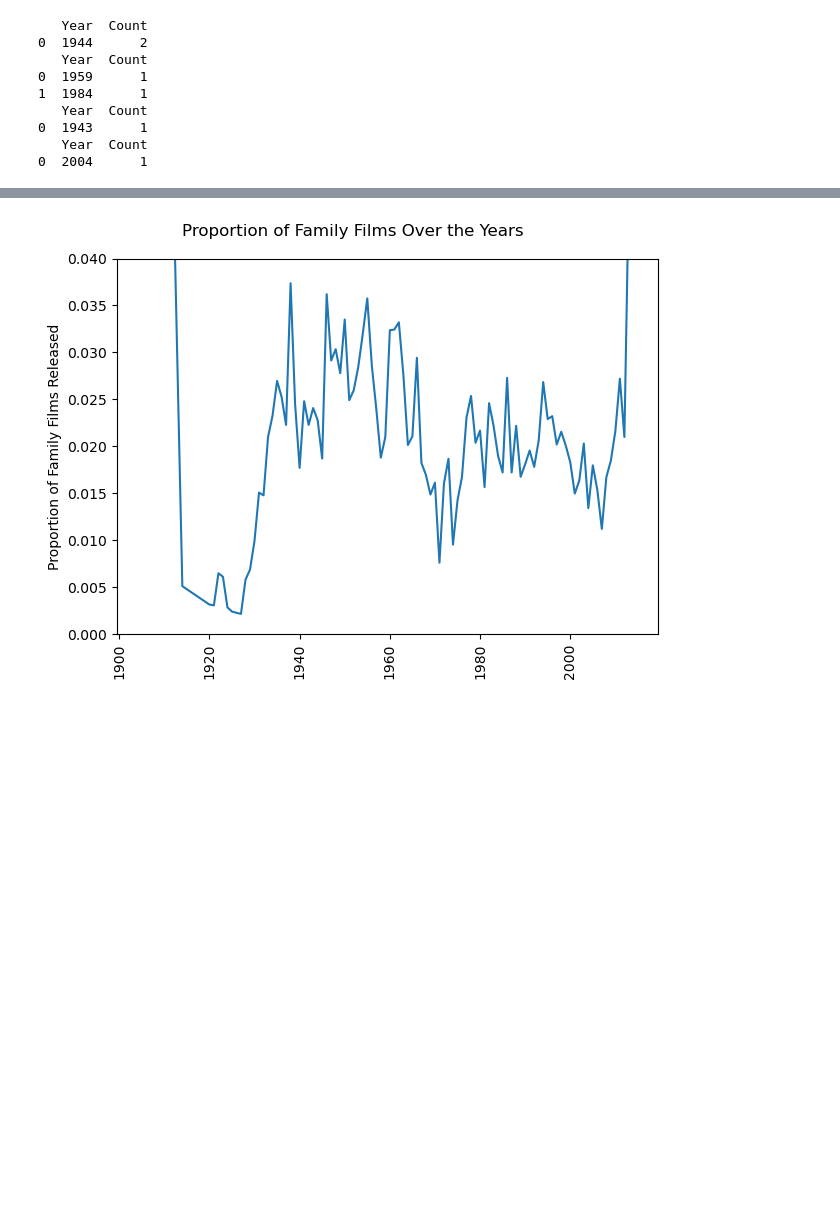
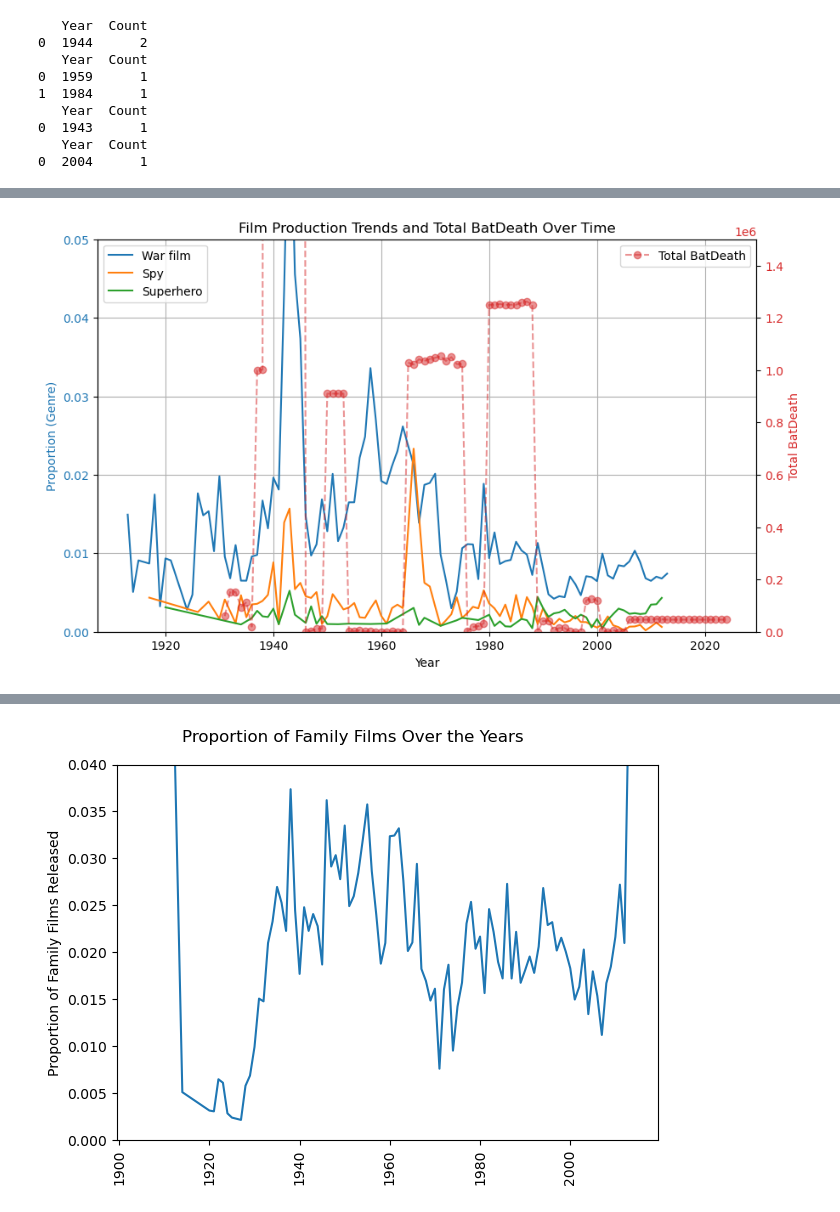
Before and after one commit to epfl-ada/ada-2024-project-americandentalassociation, a Jupyter notebook: Q1.ipynb, the cells around one changed output, grey strips where cells are left out. Drawn from its saved outputs; the diff is of its cells as text; code cells hidden in the pictures; blank space fills up the shorter version.

```diff
--- a/Q1.ipynb
+++ b/Q1.ipynb
@@ -185,3 +542,80 @@ plt.show()
+# %%
+def calculate_total_batdeath_per_year():
+    # Create a series of years from the minimum start year to the maximum end year
+    years = pd.Series(range(df_wars['StartYear'].min(), df_wars['EndYear'].max() + 1), name="Year")
+
+    # Initialize a list to store the summed BatDeath for each year
+    total_batdeath_per_year = []
+
+    # Iterate over each year in the range
+    for year in years:
+        total_batdeath = 0
+
+        # Iterate over each war and check if it is ongoing during this year
+        for _, row in df_wars.iterrows():
+            start_year = row['StartYear']
+            end_year = row['EndYear']
+            batdeath = row['BatDeath']  # Use the BatDeath column from df_wars
+
+            # Check if the war is ongoing during this year
+            if start_year <= year <= end_year:
+                total_batdeath += batdeath  # Add BatDeath for the ongoing war
+
+        # Append the total BatDeath for this year
+        total_batdeath_per_year.append(total_batdeath)
+
+    # Create a DataFrame to hold the total BatDeath for each year
+    total_batdeath_df = pd.DataFrame({'Year': years, 'Total BatDeath': total_batdeath_per_year})
+
+    return total_batdeath_df
+
+# Function to plot the genres and BatDeath data
+def inspect_peaks_events_with_batdeath(genre_list, ylim):
+    fig, ax1 = plt.subplots(figsize=(10, 6))
+
+    peak_wars = []
+
+    # Loop through genres and plot them on the same plot (Primary Y-Axis)
+    for genre in genre_list:
+        # Call the analyze_genre_wars function for the current genre, which now returns data
+        genre_data = analyze_genre_wars(df_movies, df_wars, genre)
+
+        # Plot each genre's data on the primary axes
+        ax1.plot(genre_data[0], genre_data[1], label=f"{genre}")
+
+    ax1.set_title('Film Production Trends and Total BatDeath Over Time')
+    ax1.set_xlabel('Year')
+    ax1.set_ylabel('Proportion (Genre)', color='tab:blue')
+    ax1.set_ylim(0, ylim)
+    ax1.tick_params(axis='y', labelcolor='tab:blue')
+    ax1.grid(True)
+
+    # Create the secondary y-axis for summed BatDeath
+    ax2 = ax1.twinx()
+
+    # Calculate the total BatDeath per year
+    total_batdeath_df = calculate_total_batdeath_per_year()
+
+    # Plot the summed BatDeath on the secondary y-axis
+    ax2.plot(total_batdeath_df['Year'], total_batdeath_df['Total BatDeath'], color='tab:red', label='Total BatDeath', linestyle='--', marker='o', alpha=0.5)
+
+    # Set the secondary y-axis label
+    ax2.set_ylabel('Total BatDeath', color='tab:red')
+    ax2.tick_params(axis='y', labelcolor='tab:red')
+
+    # Set the limits for the secondary y-axis to start from 0
+    ax2.set_ylim(0, 1.5*(10**6))  # Adding a small margin to the top
+
+    # Add legends for both y-axes
+    ax1.legend(loc='upper left')
+    ax2.legend(loc='upper right')
+
+    # Display the plot
+    plt.show()
+
+inspect_peaks_events_with_batdeath(military_genres, 0.05)
+# %% [output]
+[figure, added]
 # %%
 for genre in inspected_genres:
     x_val, y_val,df = analyze_genre_wars(df_movies, df_wars, genre)
```
Also changed, not shown: parts of 5 cells of this notebook.
